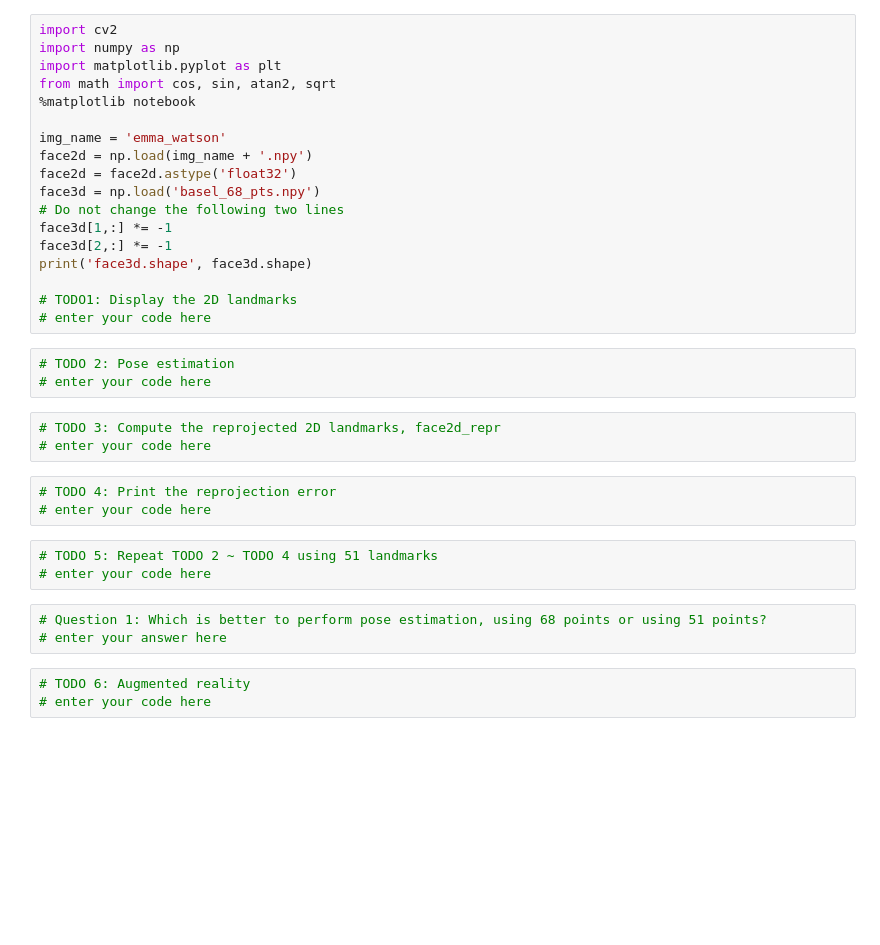
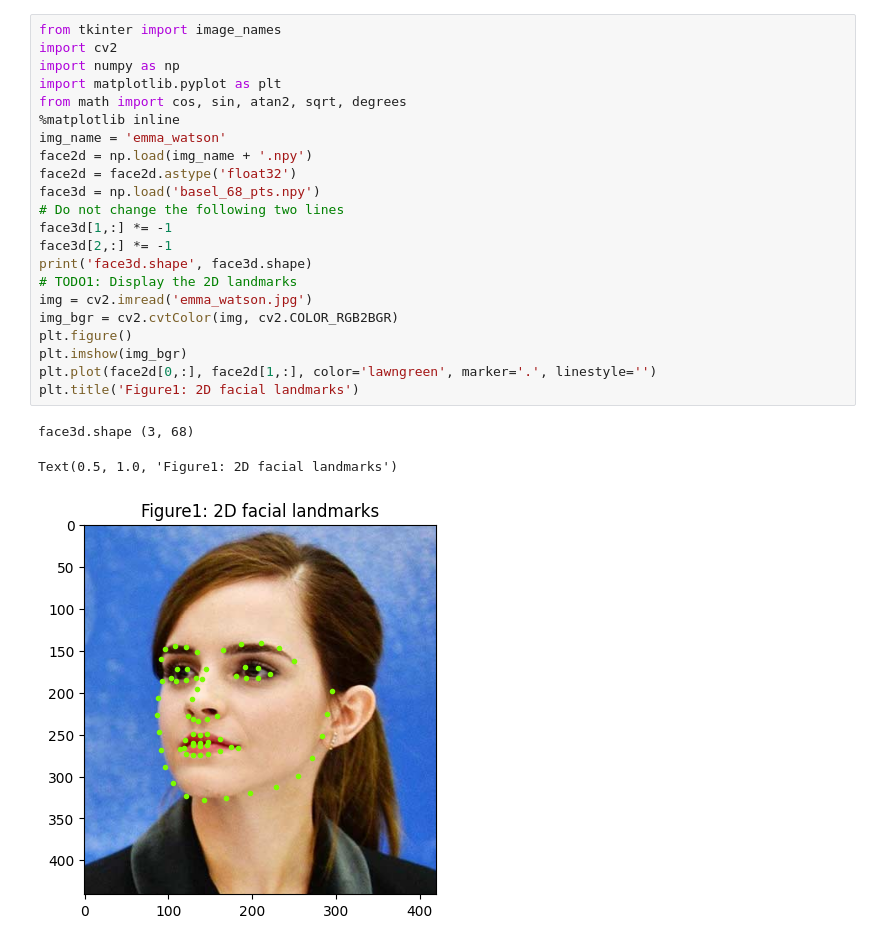
Before and after one commit to nsysu-itlab/3D-Vision-Assignments, a Jupyter notebook: Assignment2/assignment2_template.ipynb, the cells around one changed output. Cells and saved outputs as stored; diff of their text form; blank space fills up the shorter version.

```diff
--- a/Assignment2/assignment2_template.ipynb
+++ b/Assignment2/assignment2_template.ipynb
@@ -1,36 +1,26 @@
 # %%
+from tkinter import image_names
 import cv2
 import numpy as np
 import matplotlib.pyplot as plt
-from math import cos, sin, atan2, sqrt
-%matplotlib notebook
-
+from math import cos, sin, atan2, sqrt, degrees
+%matplotlib inline
 img_name = 'emma_watson'
 face2d = np.load(img_name + '.npy')
 face2d = face2d.astype('float32')
 face3d = np.load('basel_68_pts.npy')
 # Do not change the following two lines
 face3d[1,:] *= -1
 face3d[2,:] *= -1
 print('face3d.shape', face3d.shape)
-
 # TODO1: Display the 2D landmarks
-# enter your code here
+img = cv2.imread('emma_watson.jpg')
+img_bgr = cv2.cvtColor(img, cv2.COLOR_RGB2BGR)
+plt.figure()
+plt.imshow(img_bgr)
+plt.plot(face2d[0,:], face2d[1,:], color='lawngreen', marker='.', linestyle='')
+plt.title('Figure1: 2D facial landmarks')
+# %% [output]
+face3d.shape (3, 68)
+Text(0.5, 1.0, 'Figure1: 2D facial landmarks')
+[figure, added]
-# %%
-# TODO 2: Pose estimation
-# enter your code here
-# %%
-# TODO 3: Compute the reprojected 2D landmarks, face2d_repr
-# enter your code here
-# %%
-# TODO 4: Print the reprojection error
-# enter your code here
-# %%
-# TODO 5: Repeat TODO 2 ~ TODO 4 using 51 landmarks
-# enter your code here
-# %%
-# Question 1: Which is better to perform pose estimation, using 68 points or using 51 points?
-# enter your answer here
-# %%
-# TODO 6: Augmented reality
-# enter your code here
```
Also changed, not shown: parts of 6 cells of this notebook, 2 other files.
